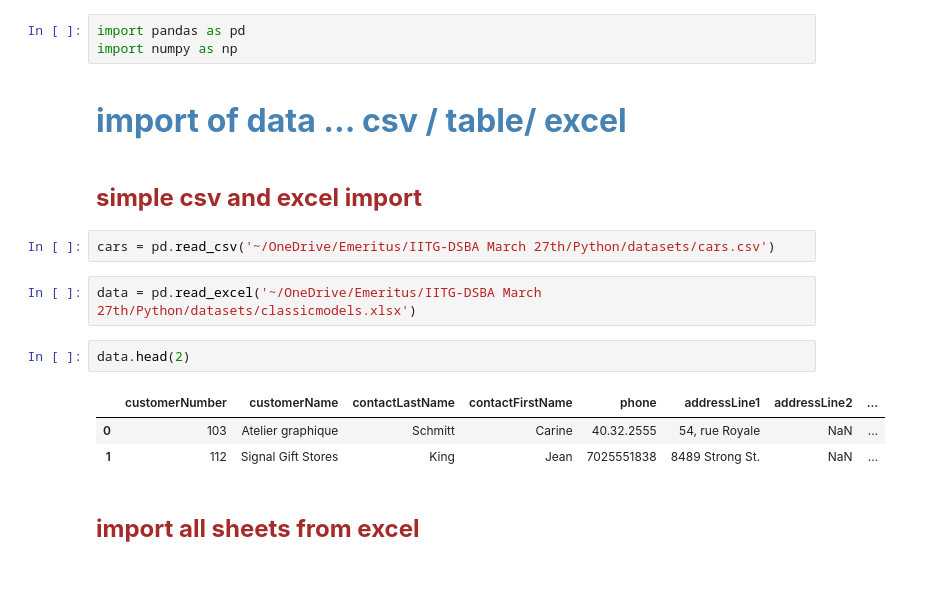
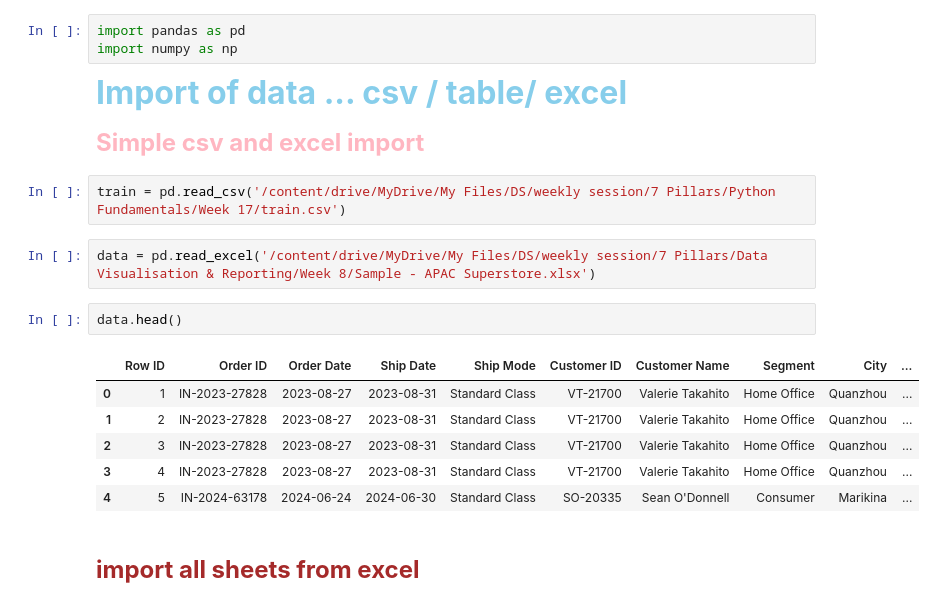
Before and after one commit to Kanakbaghel/Python_journey, a Jupyter notebook: Other_Resources/Python Packages (2).ipynb, the cells around one changed output. Drawn from its saved outputs; the diff is of its cells as text; blank space fills up the shorter version.

```diff
--- a/Other_Resources/Python Packages (2).ipynb
+++ b/Other_Resources/Python Packages (2).ipynb
@@ -24,19 +24,22 @@
 import pandas as pd
 import numpy as np
 # %% [markdown]
-## <font size = 6 color = steelblue ><b>import of data ... csv / table/ excel
+<font size = 6 color = skyblue ><b>Import of data ... csv / table/ excel
 # %% [markdown]
-### <font size = 5 color = brown><b> simple csv and excel import
+<font size = 5 color = lightpink><b> Simple csv and excel import
 # %%
-cars = pd.read_csv('~/OneDrive/Emeritus/IITG-DSBA March 27th/Python/datasets/cars.csv')
+train = pd.read_csv('/content/drive/MyDrive/My Files/DS/weekly session/7 Pillars/Python Fundamentals/Week 17/train.csv')
 # %%
-data = pd.read_excel('~/OneDrive/Emeritus/IITG-DSBA March 27th/Python/datasets/classicmodels.xlsx')
+data = pd.read_excel('/content/drive/MyDrive/My Files/DS/weekly session/7 Pillars/Data Visualisation & Reporting/Week 8/Sample - APAC Superstore.xlsx')
 # %%
-data.head(2)
+data.head()
 # %% [output]
-|  | customerNumber | customerName | contactLastName | contactFirstName | phone | addressLine1 | addressLine2 | ... |
-| 0 | 103 | Atelier graphique | Schmitt | Carine | 40.32.2555 | 54, rue Royale | NaN | ... |
-| 1 | 112 | Signal Gift Stores | King | Jean | 7025551838 | 8489 Strong St. | NaN | ... |
+|  | Row ID | Order ID | Order Date | Ship Date | Ship Mode | Customer ID | Customer Name | Segment | City | ... |
+| 0 | 1 | IN-2023-27828 | 2023-08-27 | 2023-08-31 | Standard Class | VT-21700 | Valerie Takahito | Home Office | Quanzhou | ... |
+| 1 | 2 | IN-2023-27828 | 2023-08-27 | 2023-08-31 | Standard Class | VT-21700 | Valerie Takahito | Home Office | Quanzhou | ... |
+| 2 | 3 | IN-2023-27828 | 2023-08-27 | 2023-08-31 | Standard Class | VT-21700 | Valerie Takahito | Home Office | Quanzhou | ... |
+| 3 | 4 | IN-2023-27828 | 2023-08-27 | 2023-08-31 | Standard Class | VT-21700 | Valerie Takahito | Home Office | Quanzhou | ... |
+| 4 | 5 | IN-2024-63178 | 2024-06-24 | 2024-06-30 | Standard Class | SO-20335 | Sean O'Donnell | Consumer | Marikina | ... |
 # %% [markdown]
 ### <font size = 5 color = brown><b> import all sheets from excel
 # %%
```
Also changed, not shown: parts of 2 cells of this notebook.
